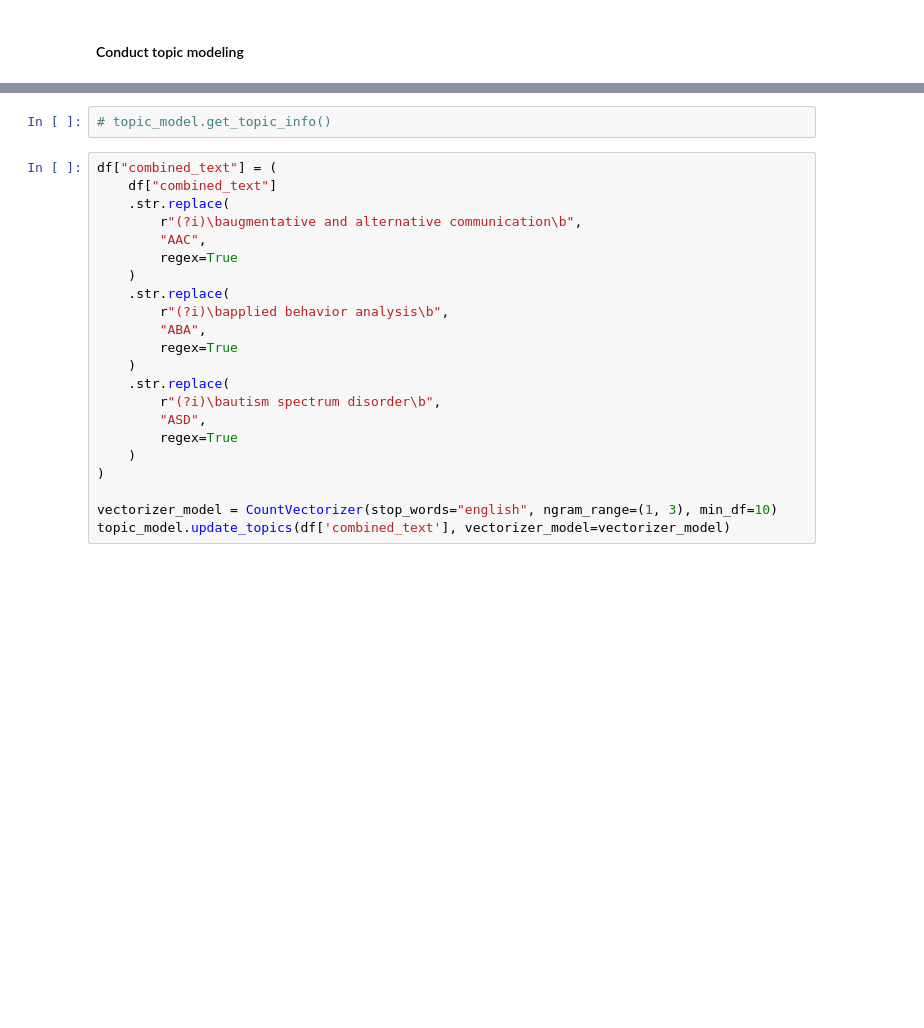
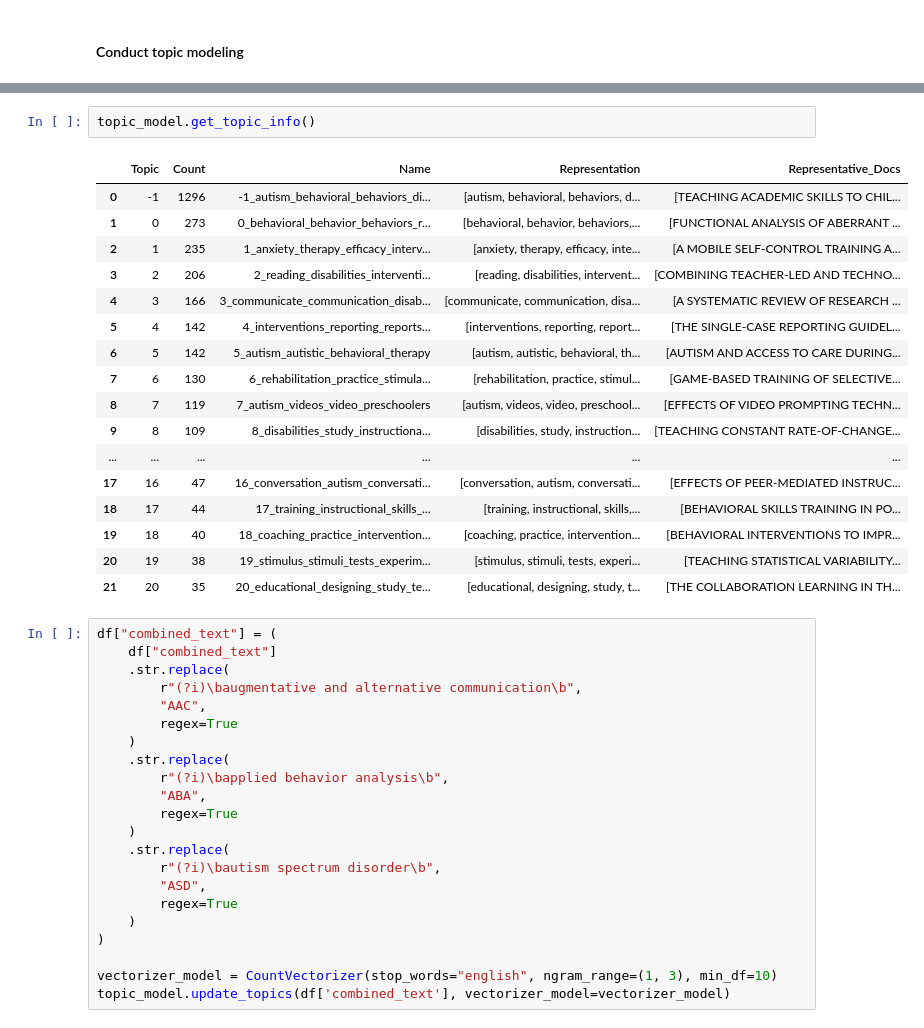
Before and after one commit to mshin77/scd-llm, a Jupyter notebook: topic_modeling/index.ipynb, the cells around one changed output, grey strips where cells are left out. Saved outputs shown, nothing was run; the diff lists cells and outputs as text; blank space fills up the shorter version.

```diff
--- a/topic_modeling/index.ipynb
+++ b/topic_modeling/index.ipynb
@@ -269,5 +266,23 @@ topics, probs = topic_model.fit_transform(df['combined_text'])
-# %%
-# topic_model.get_topic_info()
+# %%
+topic_model.get_topic_info()
+# %% [output]
+|  | Topic | Count | Name | Representation | Representative_Docs |
+| 0 | -1 | 1296 | -1_autism_behavioral_behaviors_di... | [autism, behavioral, behaviors, d... | [TEACHING ACADEMIC SKILLS TO CHIL... |
+| 1 | 0 | 273 | 0_behavioral_behavior_behaviors_r... | [behavioral, behavior, behaviors,... | [FUNCTIONAL ANALYSIS OF ABERRANT ... |
+| 2 | 1 | 235 | 1_anxiety_therapy_efficacy_interv... | [anxiety, therapy, efficacy, inte... | [A MOBILE SELF-CONTROL TRAINING A... |
+| 3 | 2 | 206 | 2_reading_disabilities_interventi... | [reading, disabilities, intervent... | [COMBINING TEACHER-LED AND TECHNO... |
+| 4 | 3 | 166 | 3_communicate_communication_disab... | [communicate, communication, disa... | [A SYSTEMATIC REVIEW OF RESEARCH ... |
+| 5 | 4 | 142 | 4_interventions_reporting_reports... | [interventions, reporting, report... | [THE SINGLE-CASE REPORTING GUIDEL... |
+| 6 | 5 | 142 | 5_autism_autistic_behavioral_therapy | [autism, autistic, behavioral, th... | [AUTISM AND ACCESS TO CARE DURING... |
+| 7 | 6 | 130 | 6_rehabilitation_practice_stimula... | [rehabilitation, practice, stimul... | [GAME-BASED TRAINING OF SELECTIVE... |
+| 8 | 7 | 119 | 7_autism_videos_video_preschoolers | [autism, videos, video, preschool... | [EFFECTS OF VIDEO PROMPTING TECHN... |
+| 9 | 8 | 109 | 8_disabilities_study_instructiona... | [disabilities, study, instruction... | [TEACHING CONSTANT RATE-OF-CHANGE... |
+| ... | ... | ... | ... | ... | ... |
+| 17 | 16 | 47 | 16_conversation_autism_conversati... | [conversation, autism, conversati... | [EFFECTS OF PEER-MEDIATED INSTRUC... |
+| 18 | 17 | 44 | 17_training_instructional_skills_... | [training, instructional, skills,... | [BEHAVIORAL SKILLS TRAINING IN PO... |
+| 19 | 18 | 40 | 18_coaching_practice_intervention... | [coaching, practice, intervention... | [BEHAVIORAL INTERVENTIONS TO IMPR... |
+| 20 | 19 | 38 | 19_stimulus_stimuli_tests_experim... | [stimulus, stimuli, tests, experi... | [TEACHING STATISTICAL VARIABILITY... |
+| 21 | 20 | 35 | 20_educational_designing_study_te... | [educational, designing, study, t... | [THE COLLABORATION LEARNING IN TH... |
 # %%
 df["combined_text"] = (
     df["combined_text"]
```
Also changed, not shown: parts of 17 cells of this notebook, 21 other files.
